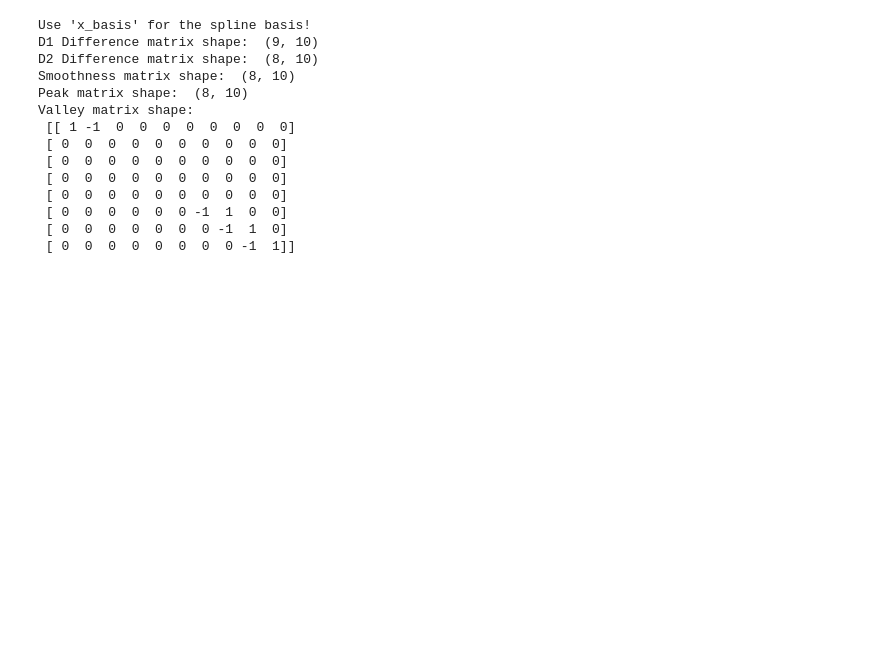
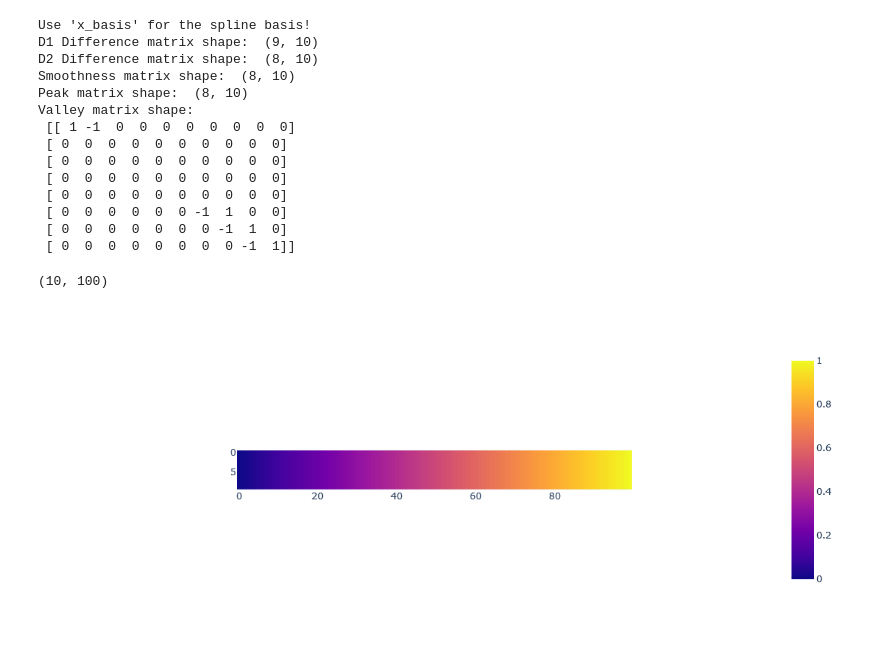
Before and after one commit to j-cap/Master-Thesis, a Jupyter notebook: Code/SplinesInPython/Tests.ipynb, the cells around one changed output. Drawn from its saved outputs; the diff is of its cells as text; code cells hidden in the pictures; blank space fills up the shorter version.

```diff
--- a/Code/SplinesInPython/Tests.ipynb
+++ b/Code/SplinesInPython/Tests.ipynb
@@ -148,3 +150,16 @@ Valley matrix shape:
  [ 0  0  0  0  0  0 -1  1  0  0]
  [ 0  0  0  0  0  0  0 -1  1  0]
  [ 0  0  0  0  0  0  0  0 -1  1]]
+# %%
+import numpy as np
+import plotly.express as px
+x0 = np.linspace(0,1,100)
+x1 = np.linspace(10,100,10)
+X = np.meshgrid(x0,x1)
+X[0].shape
+# %% [output]
+(10, 100)
+# %%
+px.imshow(X[0])
+# %% [output]
+[figure, added]
```
Also changed, not shown: parts of 3 cells of this notebook, 2 other files.
